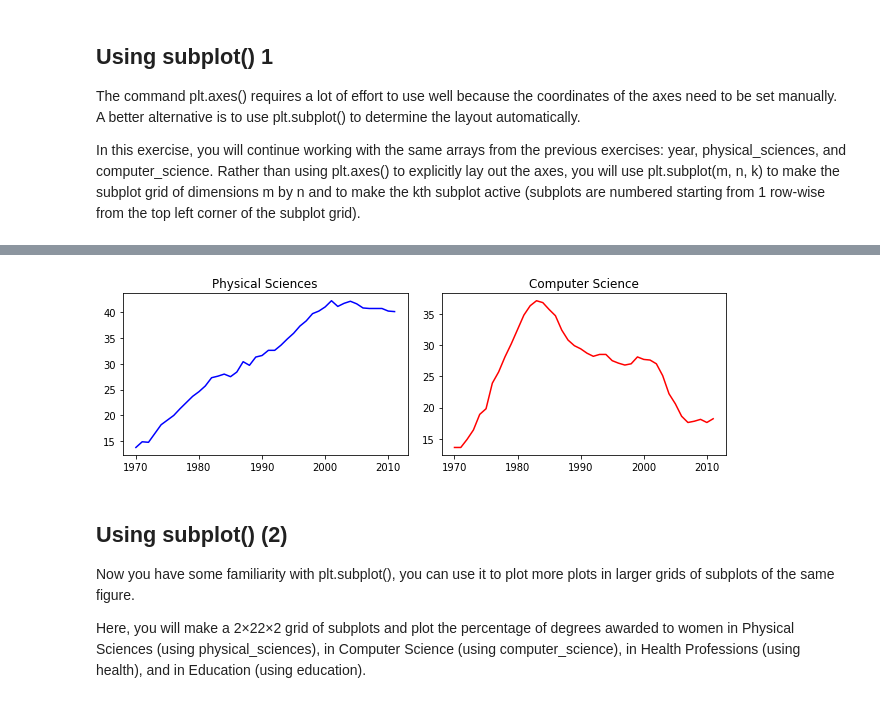
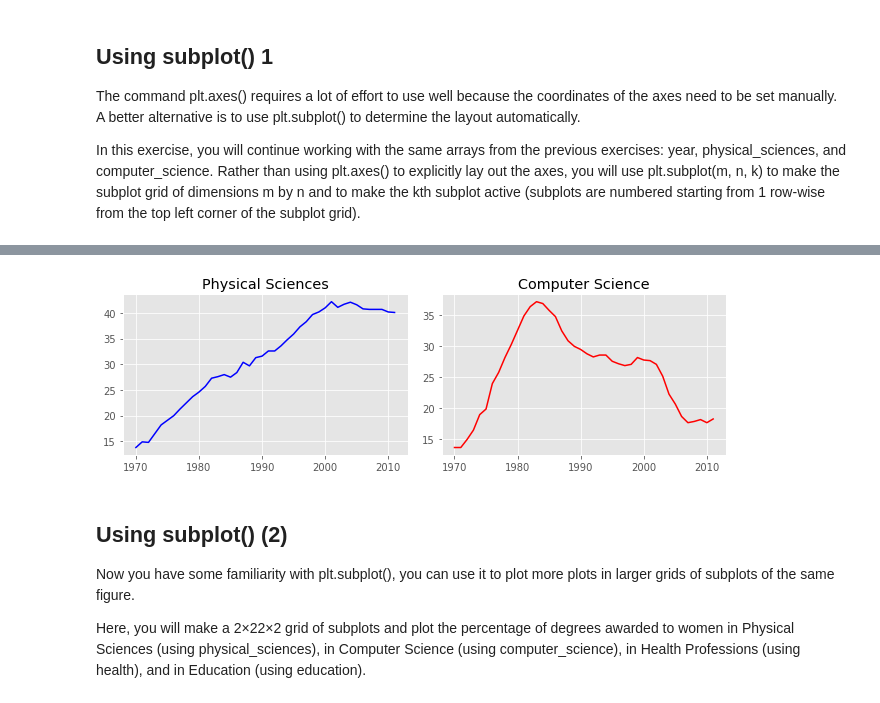
Before and after one commit to cyrsis/TensorflowPY36CPU, a Jupyter notebook: _14_Plot/Visualization.ipynb, the cells around one changed output, grey strips where cells are left out. Cells and saved outputs as stored; diff of their text form; code cells hidden in the pictures.

```diff
--- a/_14_Plot/Visualization.ipynb
+++ b/_14_Plot/Visualization.ipynb
@@ -83,25 +103,28 @@ In this exercise, you will continue working with the same arrays from the previo
 # %%
 plt.figure(figsize=[9,3])
 
 # Create a figure with 1x2 subplot and make the left subplot active
+
+plt.style.use('ggplot')
 plt.subplot(1,2,1)
+
 
 # Plot in blue the % of degrees awarded to women in the Physical Sciences
 plt.plot(year, physical_sciences, color='blue')
 plt.title('Physical Sciences')
 
 # Make the right subplot active in the current 1x2 subplot grid
 plt.subplot(1,2,2)
 
 # Plot in red the % of degrees awarded to women in Computer Science
 plt.plot(year, computer_science, color='red')
 plt.title('Computer Science')
 
 # Use plt.tight_layout() to improve the spacing between subplots
 plt.tight_layout()
 plt.show()
 # %% [output]
-[figure, old version]
+[figure, new version]
 # %% [markdown]
 ## Using subplot() (2)
 Now you have some familiarity with plt.subplot(), you can use it to plot more plots in larger grids of subplots of the same figure.
```
Also changed, not shown: parts of 6 cells of this notebook.
